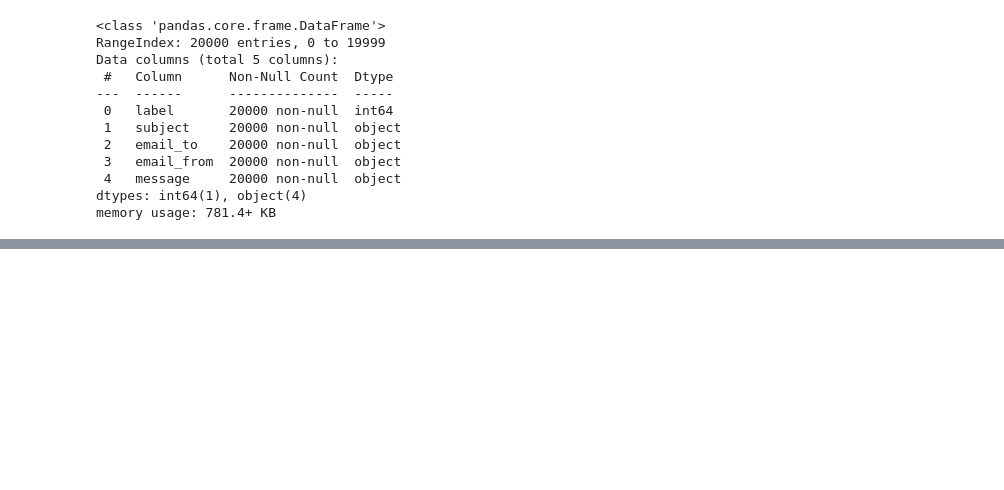
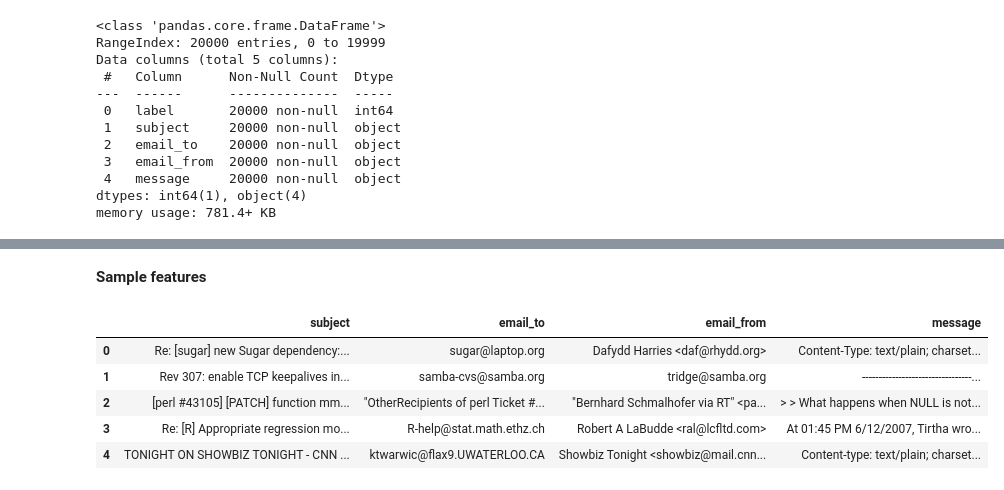
Before and after one commit to dfrancis-tech/email_spam, a Jupyter notebook: EDA.ipynb, the cells around one changed output, grey strips where cells are left out. Saved outputs shown, nothing was run; the diff lists cells and outputs as text; code cells hidden in the pictures; blank space fills up the shorter version.

```diff
--- a/EDA.ipynb
+++ b/EDA.ipynb
@@ -298,0 +343,11 @@ memory usage: 781.4+ KB
+# %% [markdown]
+**Sample features**
+# %%
+X_sample.head()
+# %% [output]
+|  | subject | email_to | email_from | message |
+| 0 | Re: [sugar] new Sugar dependency:... | sugar@laptop.org | Dafydd Harries <daf@rhydd.org> | Content-Type: text/plain; charset... |
+| 1 | Rev 307: enable TCP keepalives in... | samba-cvs@samba.org | tridge@samba.org | ---------------------------------... |
+| 2 | [perl #43105] [PATCH] function mm... | "OtherRecipients of perl Ticket #... | "Bernhard Schmalhofer via RT" <pa... | > > What happens when NULL is not... |
+| 3 | Re: [R] Appropriate regression mo... | R-help@stat.math.ethz.ch | Robert A LaBudde <ral@lcfltd.com> | At 01:45 PM 6/12/2007, Tirtha wro... |
+| 4 | TONIGHT ON SHOWBIZ TONIGHT - CNN ... | ktwarwic@flax9.UWATERLOO.CA | Showbiz Tonight <showbiz@mail.cnn... | Content-type: text/plain; charset... |
```
Also changed, not shown: parts of 11 cells of this notebook.
